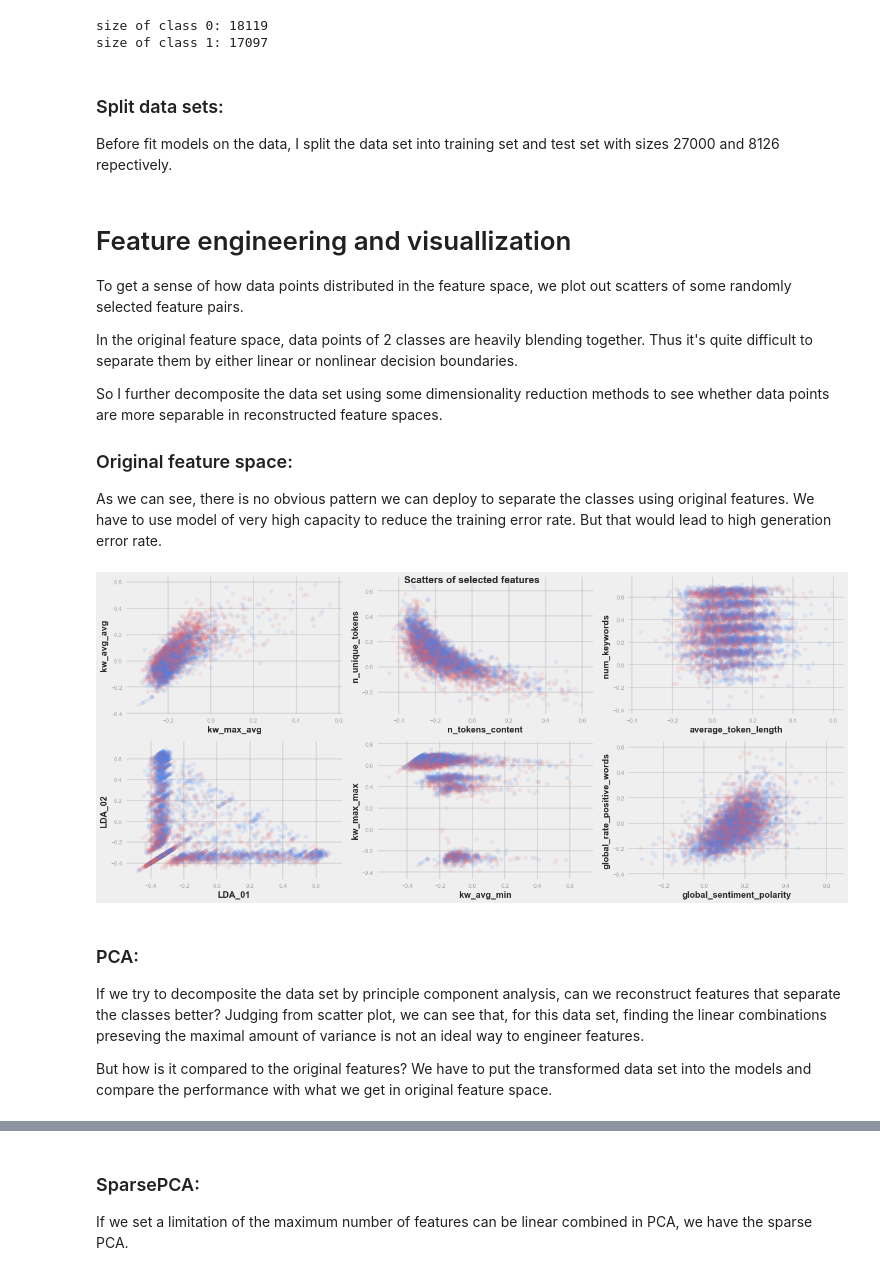
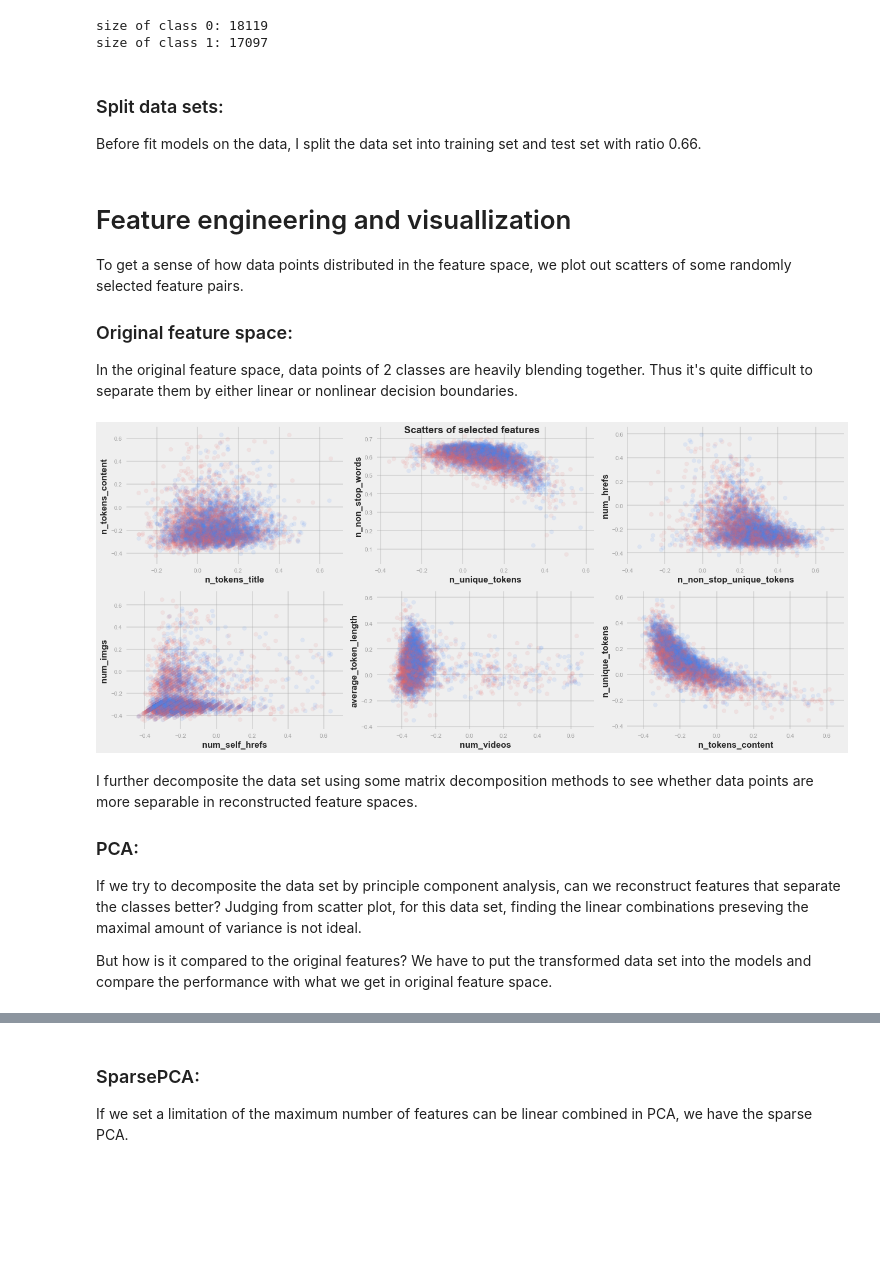
Before and after one commit to Xianlai/online_news_popularity_classification, a Jupyter notebook: 0_preprocessing.ipynb, the cells around one changed output, grey strips where cells are left out. Saved outputs shown, nothing was run; the diff lists cells and outputs as text; code cells hidden in the pictures; blank space fills up the shorter version.

```diff
--- a/0_preprocessing.ipynb
+++ b/0_preprocessing.ipynb
@@ -111,12 +121,6 @@ shape of input data set : (39644, 58)
 | 55 | title_sentiment_polarity | float64 | 0.071425 | 0.265450 | 2.000000 | 813 | 0 |
 | 56 | abs_title_subjectivity | float64 | 0.341843 | 0.188791 | 0.500000 | 532 | 0 |
 | 57 | abs_title_sentiment_polarity | float64 | 0.156064 | 0.226294 | 1.000000 | 653 | 0 |
-# %%
-for i in range(len(input_feats)):
-    col, dtype = input_feats.loc[i, ['name', 'dtype']]
-
-    if dtype == np.float64:
-        df_X[col] = df_X[col].astype(np.float32)
 # %% [markdown]
 ### Merge binary features:
 
@@ -172,8 +177,11 @@ $$value_{scaled} = \frac{value_{old}}{max(value_{old}) - min(value_{old})} $$
 
 $$value_{scaled\&centered} = value_{scaled} - mean(value_{scaled})$$
 # %%
+# remove outliers
 for col in df_X.columns:
-    df_X = df_X[np.abs(df_X[col]-df_X[col].mean()) <= (5 * df_X[col].std())] # remove outliers
+    centered = np.abs(df_X[col]-df_X[col].mean())
+    mask     = centered <= (5 * df_X[col].std())
+    df_X     = df_X[mask]
 
 sr_Y = sr_Y[df_X.index]
 
@@ -188,11 +196,9 @@ arr_X = standarize(arr_X)
 
 v = vis.Visual(1, 1, figsize=(20, 8))
 vis.sns.boxplot(data=arr_X, orient='v', palette='Set2')
-
 v.axes.set_xlabel('features', **vis.ax_font)
 v.axes.set_xticklabels(range(47), fontsize=12)
 v.axes.set_title('Boxplot of Input Features', **vis.fig_font)
-
-vis.plt.show()
+v.show()
 # %% [output]
 Current shape of input data set : (35216, 47)
@@ -202,8 +208,11 @@ Current shape of input data set : (35216, 47)
 
 As we mentioned before, we use the median value 1400 as the threshold to binarize target feature and divide the data points into 2 classes. Because of the outlier removal, the sizes of 2 classes are not the same anymore. But they are still more or less balanced.
 # %%
-arr_Y = prep.binarize(sr_Y.values.reshape(-1, 1), threshold=1400) # using original median as threshold
-sr_Y = pd.Series(arr_Y.ravel())
+arr_Y = prep.binarize(
+    sr_Y.values.reshape(-1, 1),
+    threshold=1400 # using original median as threshold
+)
+sr_Y  = pd.Series(arr_Y.ravel())
 
 unique_items, counts = np.unique(arr_Y, return_counts=True)
 print('size of class 0: {0}'.format(counts[0]))
@@ -214,4 +223,4 @@ size of class 1: 17097
 # %% [markdown]
 ### Split data sets:
 
-Before fit models on the data, I split the data set into training set and test set with sizes 27000 and 8126 repectively.
+Before fit models on the data, I split the data set into training set and test set with ratio 0.66.
@@ -229,30 +227,30 @@ y_train.tofile('data/clean_dataset/y_train', format="%d"); y_test.tofile('data/c
+# %%
+X_train, X_test, y_train, y_test = train_test_split(\
+    arr_X, arr_Y, test_size=0.33)
 # %% [markdown]
 # Feature engineering and visuallization
 
 To get a sense of how data points distributed in the feature space, we plot out scatters of some randomly selected feature pairs.
 
+### Original feature space:
 In the original feature space, data points of 2 classes are heavily blending together. Thus it's quite difficult to separate them by either linear or nonlinear decision boundaries.
-
-So I further decomposite the data set using some dimensionality reduction methods to see whether data points are more separable in reconstructed feature spaces.
-
-### Original feature space:
-
-As we can see, there is no obvious pattern we can deploy to separate the classes using original features. We have to use model of very high capacity to reduce the training error rate. But that would lead to high generation error rate.
 # %%
-X_train.tofile('data/clean_dataset/x_train_ori')
-X_test.tofile('data/clean_dataset/x_test_ori')
-
-X_feats = list(df_X)
-plot_feats = [[18,19], [1, 2], [9,10], [25,26], [13,15], [30,31]]
-
+plot_feats = [
+    [0,1], [2, 3], [4,5], [6,7], [8,9], [1,2]
+]
 v = vis.Visual(2, 3, figsize=(18, 8))
-v.scatters(X_train[:6000], y_train[:6000], plot_feats, X_feats, alpha=0.1)
+v.plotScatters(
+    X_train[:6000], y_train[:6000],
+    plot_feats, list(df_X), alpha=0.1
+)
 # %% [output]
-[figure, old version]
+[figure, new version]
 # %% [markdown]
+I further decomposite the data set using some matrix decomposition methods to see whether data points are more separable in reconstructed feature spaces.
+
 ### PCA:
 
-If we try to decomposite the data set by principle component analysis, can we reconstruct features that separate the classes better? Judging from scatter plot, we can see that, for this data set, finding the linear combinations preseving the maximal amount of variance is not an ideal way to engineer features.
+If we try to decomposite the data set by principle component analysis, can we reconstruct features that separate the classes better? Judging from scatter plot, for this data set, finding the linear combinations preseving the maximal amount of variance is not ideal.
 
 But how is it compared to the original features? We have to put the transformed data set into the models and compare the performance with what we get in original feature space.
 # %%
```
Also changed, not shown: parts of 12 cells of this notebook, 39 other files.
